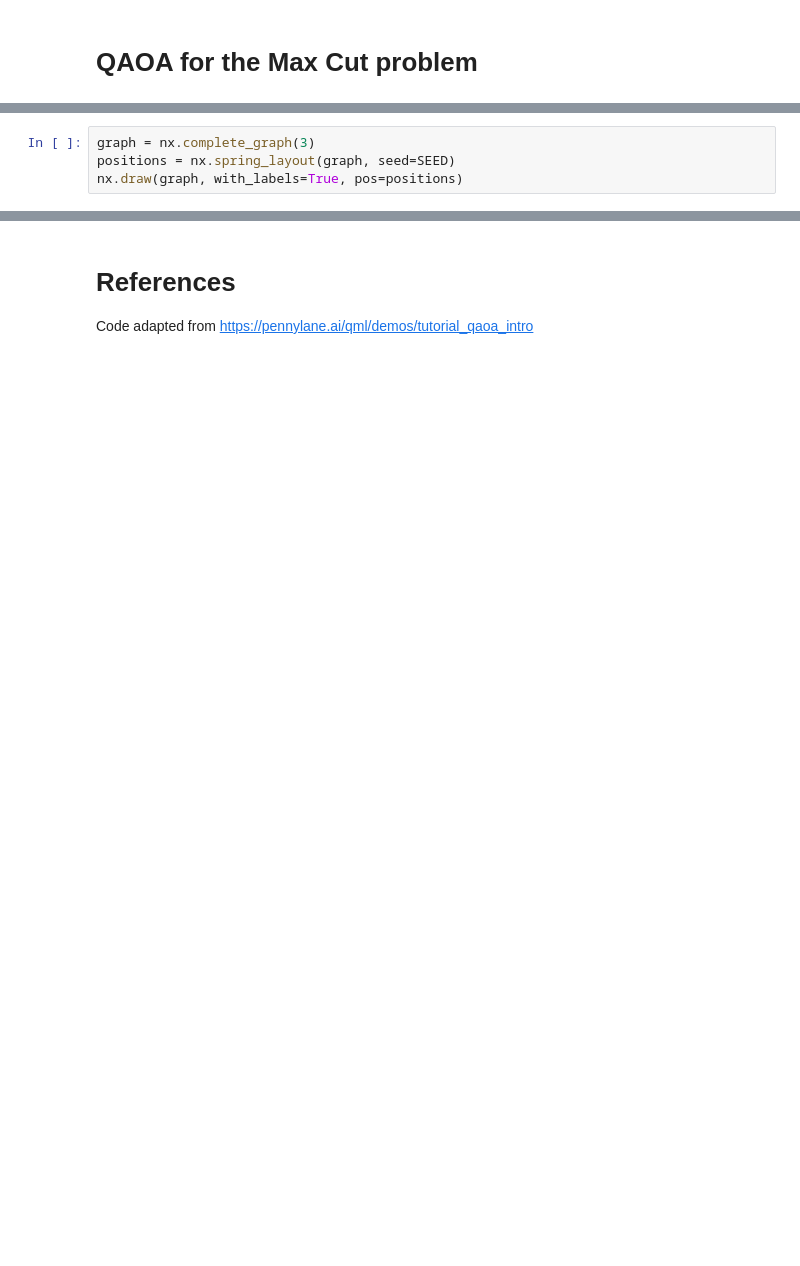
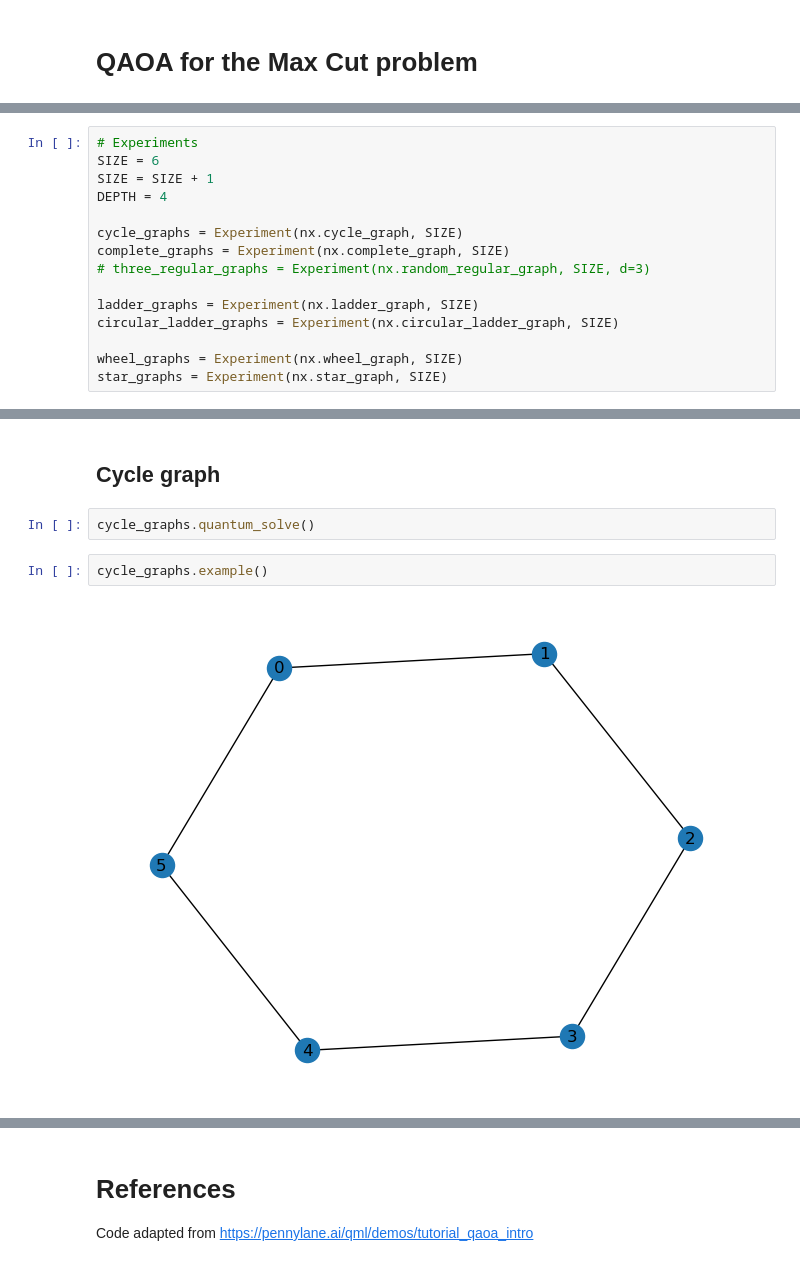
Before and after one commit to wasanahere/qcomp, a Jupyter notebook: qaoa-maxcut.ipynb, the cells around one changed output, grey strips where cells are left out. Saved outputs shown, nothing was run; the diff lists cells and outputs as text; blank space fills up the shorter version.

```diff
--- a/qaoa-maxcut.ipynb
+++ b/qaoa-maxcut.ipynb
@@ -25,4 +2,0 @@ SEED = 420
-# %%
-graph = nx.complete_graph(3)
-positions = nx.spring_layout(graph, seed=SEED)
-nx.draw(graph, with_labels=True, pos=positions)
@@ -90,0 +132,15 @@ print([0.5] * 5)
+# %%
+# Experiments
+SIZE = 6
+SIZE = SIZE + 1
+DEPTH = 4
+
+cycle_graphs = Experiment(nx.cycle_graph, SIZE)
+complete_graphs = Experiment(nx.complete_graph, SIZE)
+# three_regular_graphs = Experiment(nx.random_regular_graph, SIZE, d=3)
+
+ladder_graphs = Experiment(nx.ladder_graph, SIZE)
+circular_ladder_graphs = Experiment(nx.circular_ladder_graph, SIZE)
+
+wheel_graphs = Experiment(nx.wheel_graph, SIZE)
+star_graphs = Experiment(nx.star_graph, SIZE)
@@ -90,0 +155,8 @@ print([0.5] * 5)
+# %% [markdown]
+## Cycle graph
+# %%
+cycle_graphs.quantum_solve()
+# %%
+cycle_graphs.example()
+# %% [output]
+[figure, added]
```
Also changed, not shown: parts of 46 cells of this notebook, 1 other file.
